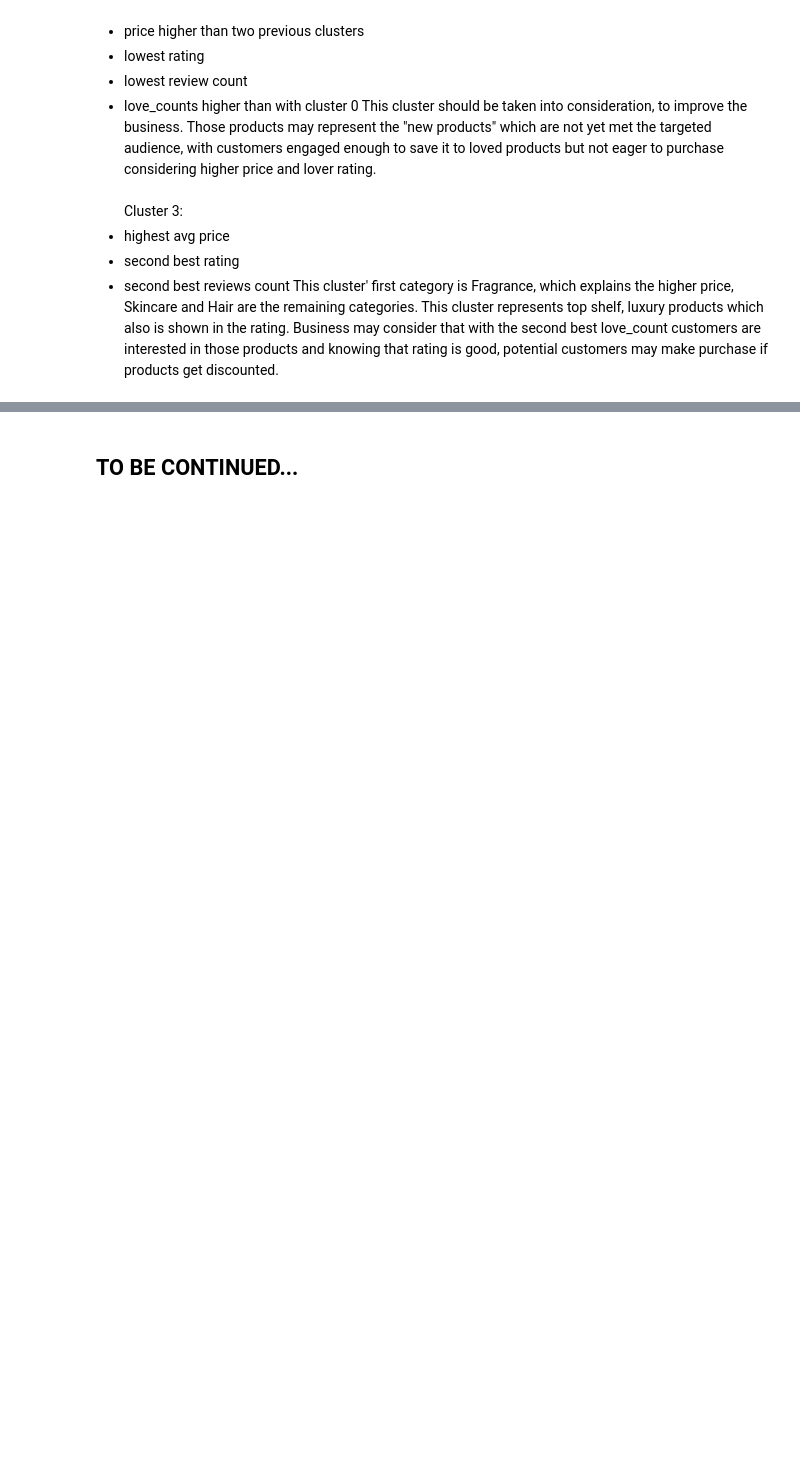
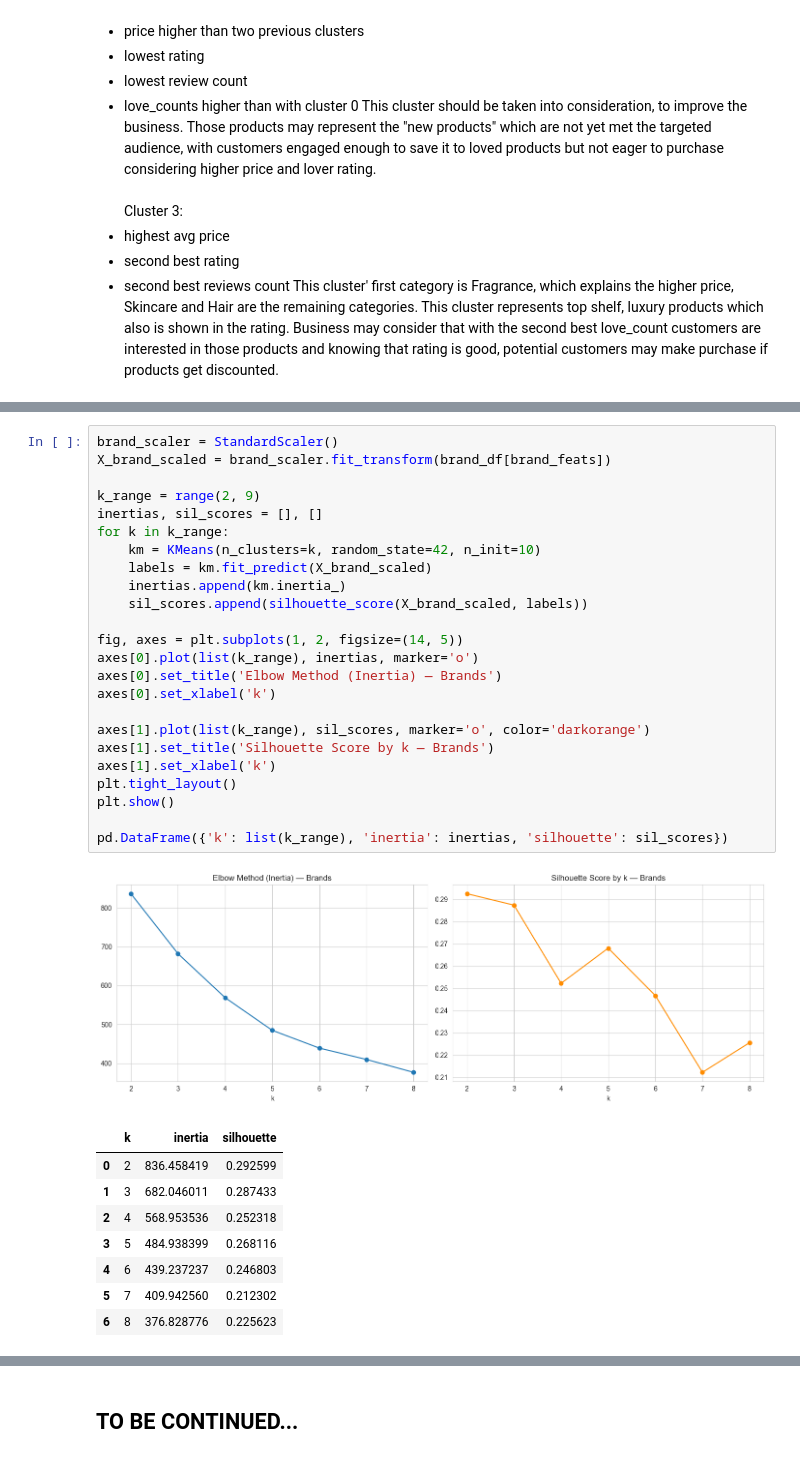
Before and after one commit to imgabrielas/Sephora, a Jupyter notebook: 03_product_clustering.ipynb, the cells around one changed output, grey strips where cells are left out. Saved outputs shown, nothing was run; the diff lists cells and outputs as text; blank space fills up the shorter version.

```diff
--- a/03_product_clustering.ipynb
+++ b/03_product_clustering.ipynb
@@ -286,0 +360,34 @@ This cluster' first category is Fragrance, which explains the higher price, Skin
+# %%
+brand_scaler = StandardScaler()
+X_brand_scaled = brand_scaler.fit_transform(brand_df[brand_feats])
+
+k_range = range(2, 9)
+inertias, sil_scores = [], []
+for k in k_range:
+    km = KMeans(n_clusters=k, random_state=42, n_init=10)
+    labels = km.fit_predict(X_brand_scaled)
+    inertias.append(km.inertia_)
+    sil_scores.append(silhouette_score(X_brand_scaled, labels))
+
+fig, axes = plt.subplots(1, 2, figsize=(14, 5))
+axes[0].plot(list(k_range), inertias, marker='o')
+axes[0].set_title('Elbow Method (Inertia) — Brands')
+axes[0].set_xlabel('k')
+
+axes[1].plot(list(k_range), sil_scores, marker='o', color='darkorange')
+axes[1].set_title('Silhouette Score by k — Brands')
+axes[1].set_xlabel('k')
+plt.tight_layout()
+plt.show()
+
+pd.DataFrame({'k': list(k_range), 'inertia': inertias, 'silhouette': sil_scores})
+# %% [output]
+[figure, added]
+|  | k | inertia | silhouette |
+| 0 | 2 | 836.458419 | 0.292599 |
+| 1 | 3 | 682.046011 | 0.287433 |
+| 2 | 4 | 568.953536 | 0.252318 |
+| 3 | 5 | 484.938399 | 0.268116 |
+| 4 | 6 | 439.237237 | 0.246803 |
+| 5 | 7 | 409.942560 | 0.212302 |
+| 6 | 8 | 376.828776 | 0.225623 |
```
Also changed, not shown: parts of 17 cells of this notebook.
